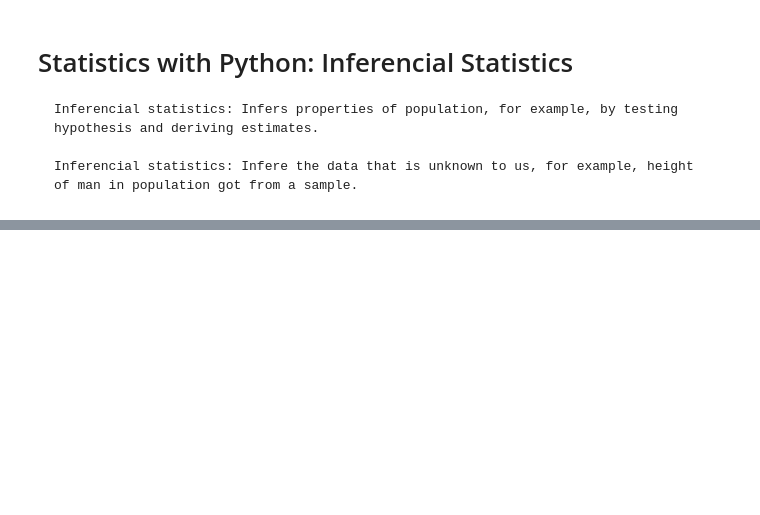
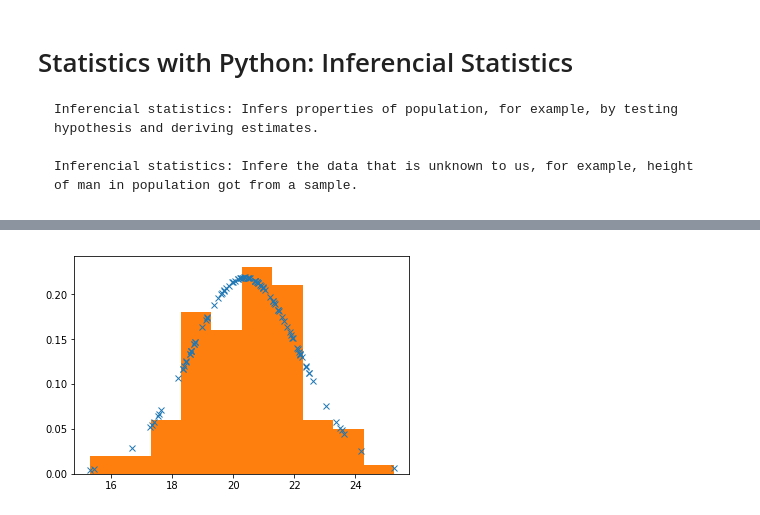
Before and after one commit to danielczz/Statistics-powered-by-Python, a Jupyter notebook: Statistics_Numpy_&_Pandas.ipynb, the cells around one changed output, grey strips where cells are left out. Cells and saved outputs as stored; diff of their text form; code cells hidden in the pictures; blank space fills up the shorter version.

```diff
--- a/Statistics_Numpy_&_Pandas.ipynb
+++ b/Statistics_Numpy_&_Pandas.ipynb
@@ -423,0 +515,9 @@ estimates =
+# %%
+fit = stats.norm.pdf(h, np.mean(h), np.std(h))
+_= plt.plot(h,fit,'x')
+_= plt.hist(h, normed = True)
+
+# Conclusions: Here we have the original data and also the normal distribution data as a reference,
+# the main conclusion is that the data is equally/"normal" distributed.
+# %% [output]
+[figure, added]
```
Also changed, not shown: parts of 39 cells of this notebook, 1 other file.
